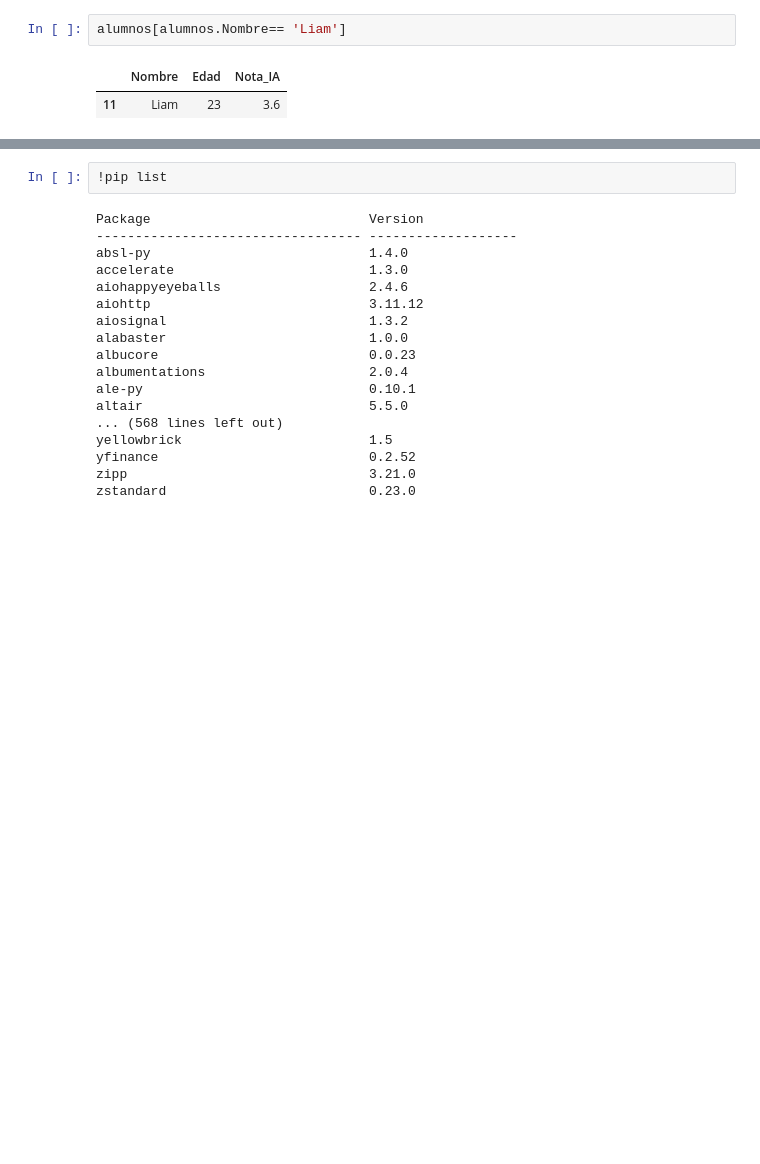
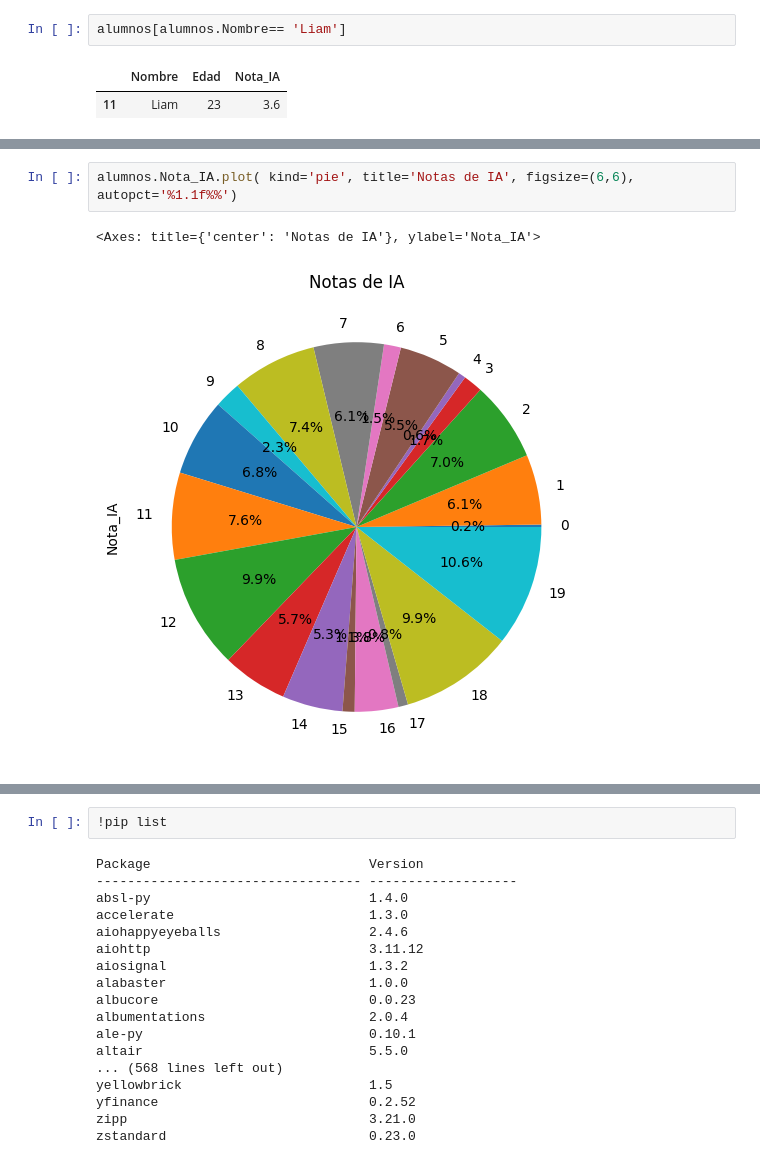
Before and after one commit to JGutierrez25/Clase-IA, a Jupyter notebook: EDA.ipynb, the cells around one changed output, grey strips where cells are left out. Saved outputs shown, nothing was run; the diff lists cells and outputs as text; blank space fills up the shorter version.

```diff
--- a/EDA.ipynb
+++ b/EDA.ipynb
@@ -235,0 +242,5 @@ alumnos[alumnos.Nombre== 'Liam']
+# %%
+alumnos.Nota_IA.plot( kind='pie', title='Notas de IA', figsize=(6,6), autopct='%1.1f%%')
+# %% [output]
+<Axes: title={'center': 'Notas de IA'}, ylabel='Nota_IA'>
+[figure, added]
```
Also changed, not shown: parts of 2 cells of this notebook.
